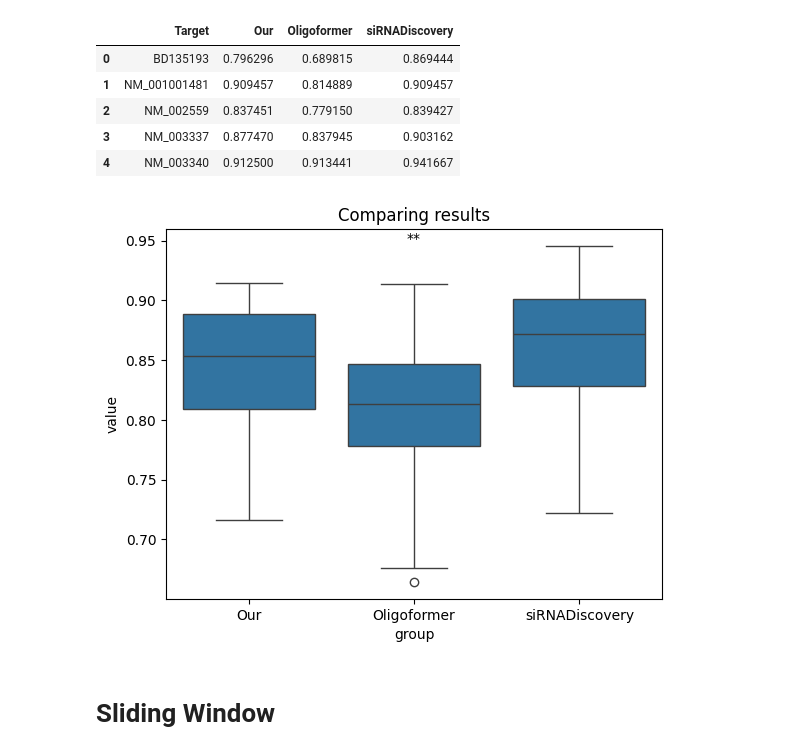
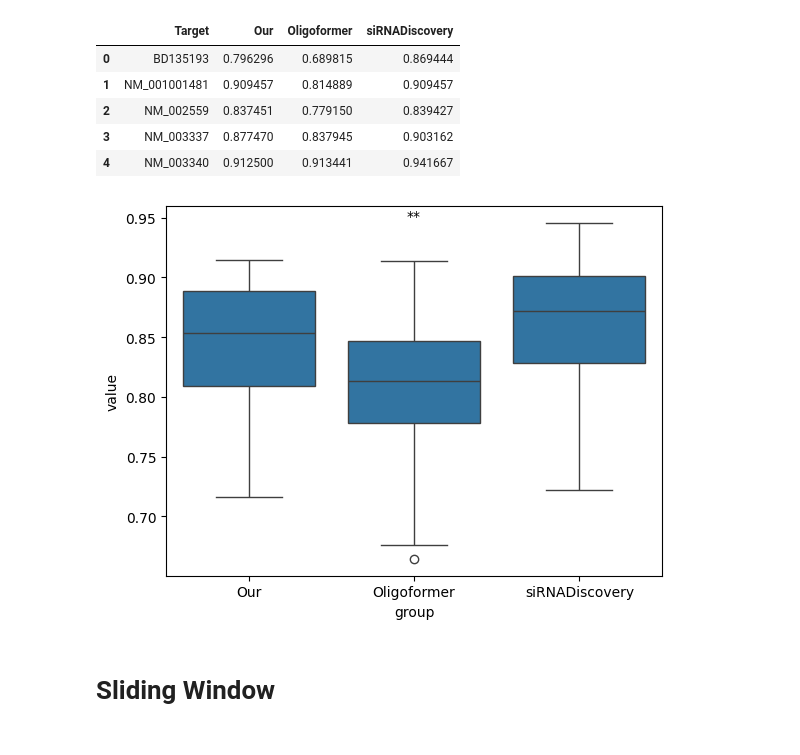
Before and after one commit to apkrfi/unMod-siRNA-Pred, a Jupyter notebook: Check_Performance.ipynb, the cells around one changed output. Cells and saved outputs as stored; diff of their text form; code cells hidden in the pictures.

Commit message:
kfold

```diff
--- a/Check_Performance.ipynb
+++ b/Check_Performance.ipynb
@@ -625,7 +825,7 @@ freq_df
 | 1 | Other | 385 |
 # %%
 rows=[]
-outpath='more_tests/'
+outpath='other_CV_tests/'
 for filename in os.listdir(outpath):
     if filename.endswith(".json"):  # process only JSON files
         filepath = os.path.join(outpath, filename)
@@ -679,7 +879,7 @@ print(filtered_df)
 # Data Bound Test
 # %%
 rows=[]
-outpath='more_tests/'
+outpath='other_CV_tests/'
 for filename in os.listdir(outpath):
     if filename.endswith(".json"):  # process only JSON files
         filepath = os.path.join(outpath, filename)
@@ -771,0 +1015,7 @@ plt.show()
+# %%
+filtered_df = df[(df['model'] == 'LGR') &
+                 ((df['representation'] == 'zcurve_kfold') | (df['representation'] == 'zcurve_fixed')) &
+                 (df['metric'] == 'roc_auc')]
+
+
+filtered_df
@@ -771,0 +1040,17 @@ plt.show()
+# %%
+rep_map = {
+    "zcurve_kfold": "k-fold",
+    "zcurve_fixed": "fixed size LOTO"
+}
+
+filtered_df["rep_label"] = filtered_df["representation"].map(rep_map)
+order = ["k-fold", "fixed size LOTO"]
+data = [filtered_df[filtered_df["rep_label"] == rep]["value"] for rep in order]
+
+plt.figure()
+plt.boxplot(data)
+
+plt.xticks(range(1, len(order) + 1), order)
+plt.ylabel("ROC-AUC")
+
+plt.show()
@@ -862,34 +1154,33 @@ final.head(5)
 # %%
 import seaborn as sns
 import matplotlib.pyplot as plt
 from scipy.stats import ttest_ind
 
 # p-values
 p2 = ttest_ind(final['Our'], final['Oligoformer'], nan_policy='omit').pvalue
 p3 = ttest_ind(final['Our'], final['siRNADiscovery'], nan_policy='omit').pvalue
 
 # reshape for seaborn
 plot_df = final.melt(value_vars=['Our','Oligoformer','siRNADiscovery'], var_name='group', value_name='value')
 
 ax = sns.boxplot(data=plot_df, x='group', y='value')
 
 # star helper
 def star(p):
     return '***' if p<0.001 else '**' if p<0.01 else '*' if p<0.05 else ''
 
 y = plot_df['value'].max()
 
 # add stars only above b2 / b3 if significant
 if star(p2):
     ax.text(1, y, star(p2), ha='center', va='bottom')
 
 if star(p3):
     ax.text(2, y, star(p3), ha='center', va='bottom')
-plt.title('Comparing results')
 plt.savefig('Comparison.png')
 plt.show()
 # %% [output]
-[figure, old version]
+[figure, new version]
 # %% [markdown]
 # Sliding Window
 # %%
```
Also changed, not shown: parts of 27 cells of this notebook, 13 other files.
